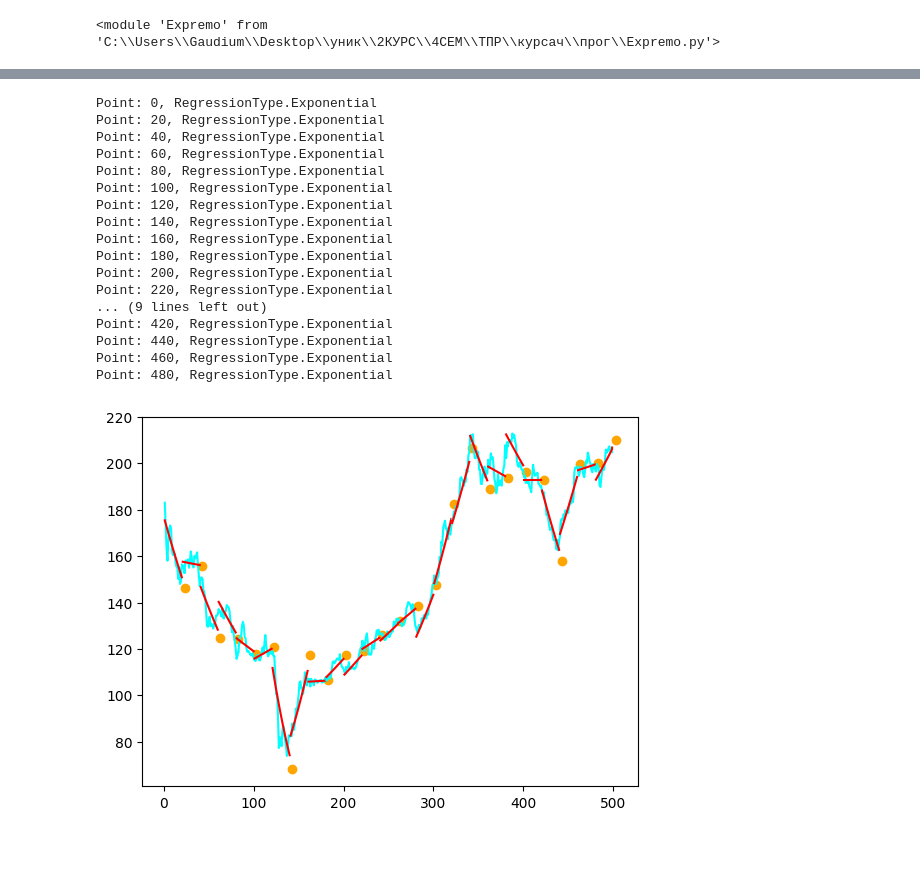
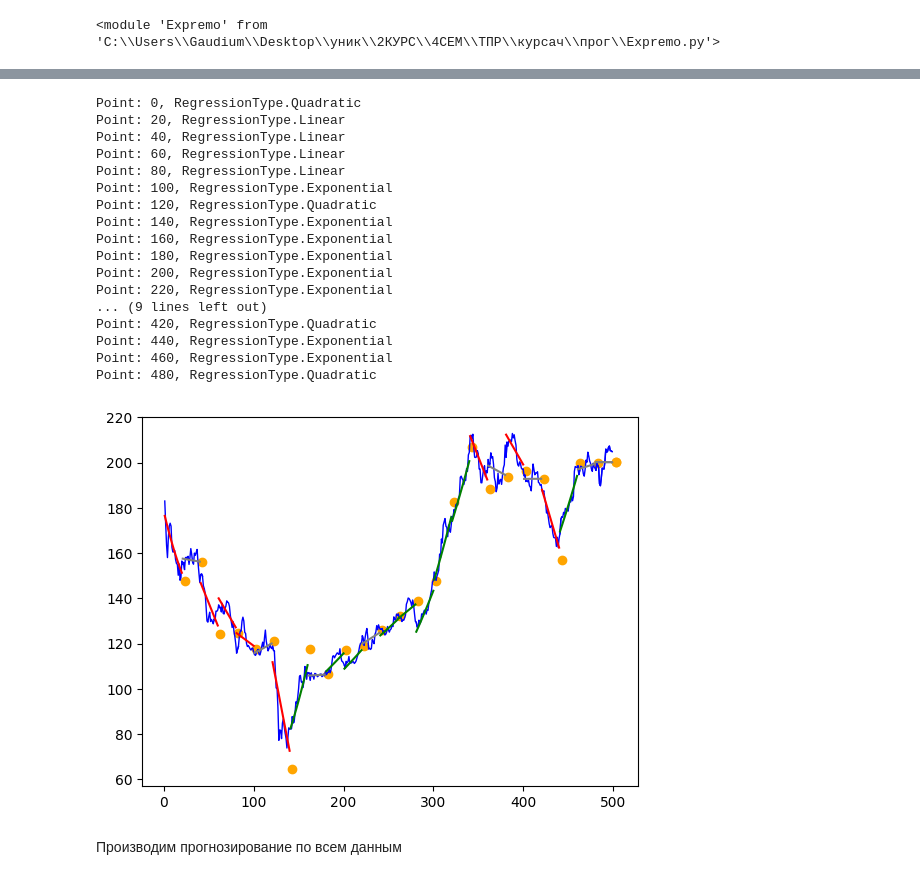
Before and after one commit to kgaudium/expremo, a Jupyter notebook: main.ipynb, the cells around one changed output, grey strips where cells are left out. Saved outputs shown, nothing was run; the diff lists cells and outputs as text; code cells hidden in the pictures; blank space fills up the shorter version.

Commit message:
Bug fixes, Expremo update

```diff
--- a/main.ipynb
+++ b/main.ipynb
@@ -80,33 +84,37 @@ regression_type = None  # None for best type
 # %%
 # predictor.add_excluded_type(Regression.RegressionType.Linear)
 # predictor.add_excluded_type(Regression.RegressionType.Exponential)
 # predictor.add_excluded_type(Regression.RegressionType.Power)
 # predictor.add_excluded_type(Regression.RegressionType.Quadratic)
 
 for i in range(0, len(test_data), step):
-    predictor.predict(i, i + step, prediction_distance)
+    predictor.predict(i, step, prediction_distance)
     if regression_type is not None:
         predictor.regression_type = regression_type
         predictor.update_regression_func()
 
     print(f"Point: {i}, {predictor.regression_type}")
     Expremo.plot_prediction(predictor, prediction_distance)
+
+Expremo.plot_prediction(predictor, prediction_distance)
 # %% [output]
-Point: 0, RegressionType.Exponential
-Point: 20, RegressionType.Exponential
-Point: 40, RegressionType.Exponential
-Point: 60, RegressionType.Exponential
-Point: 80, RegressionType.Exponential
+Point: 0, RegressionType.Quadratic
+Point: 20, RegressionType.Linear
+Point: 40, RegressionType.Linear
+Point: 60, RegressionType.Linear
+Point: 80, RegressionType.Linear
 Point: 100, RegressionType.Exponential
-Point: 120, RegressionType.Exponential
+Point: 120, RegressionType.Quadratic
 Point: 140, RegressionType.Exponential
 Point: 160, RegressionType.Exponential
 Point: 180, RegressionType.Exponential
 Point: 200, RegressionType.Exponential
 Point: 220, RegressionType.Exponential
 ... (9 lines left out)
-Point: 420, RegressionType.Exponential
+Point: 420, RegressionType.Quadratic
 Point: 440, RegressionType.Exponential
 Point: 460, RegressionType.Exponential
-Point: 480, RegressionType.Exponential
+Point: 480, RegressionType.Quadratic
-[figure, old version]
+[figure, new version]
+# %% [markdown]
+Производим прогнозирование по всем данным
```
Also changed, not shown: parts of 10 cells of this notebook, 2 other files.
